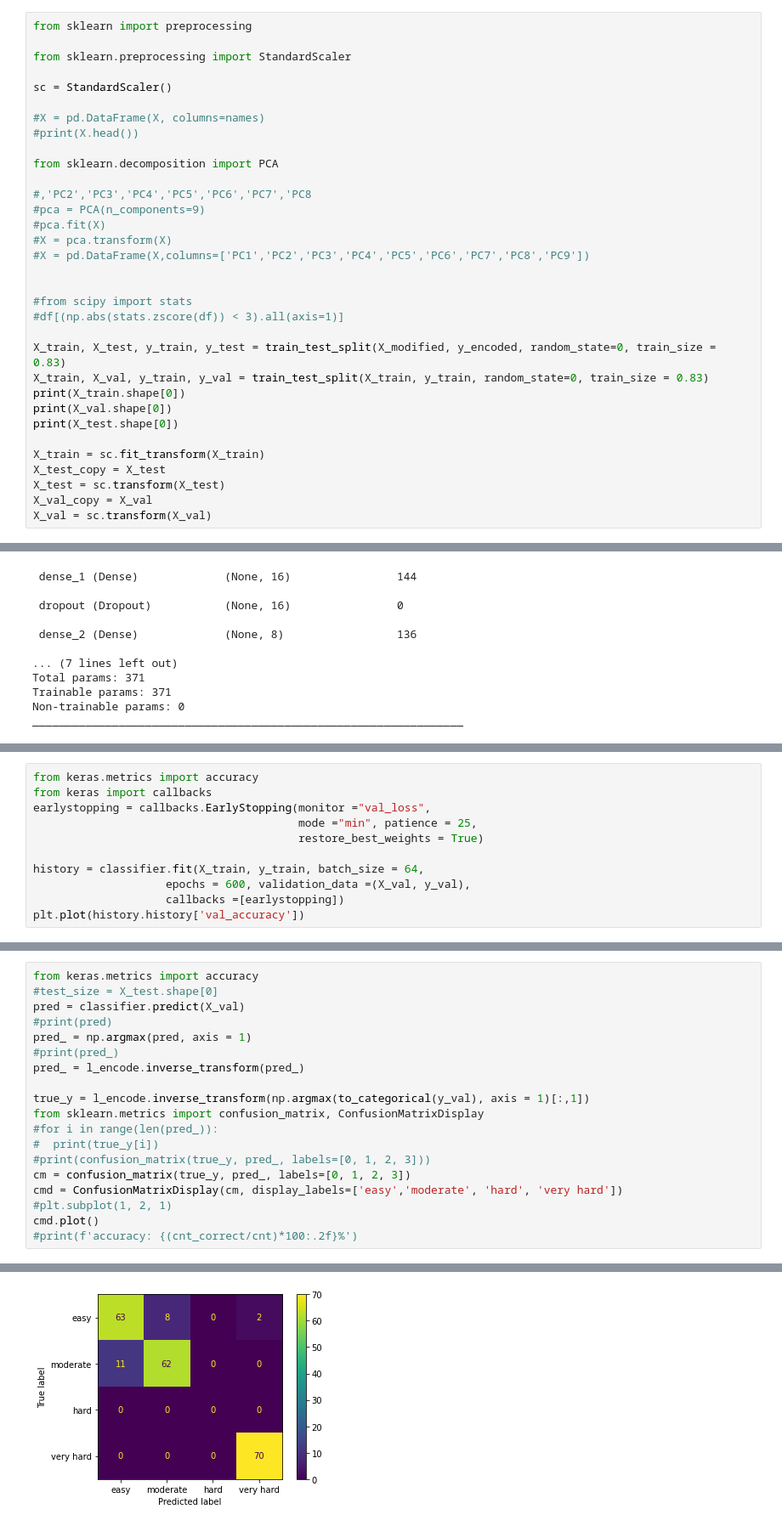
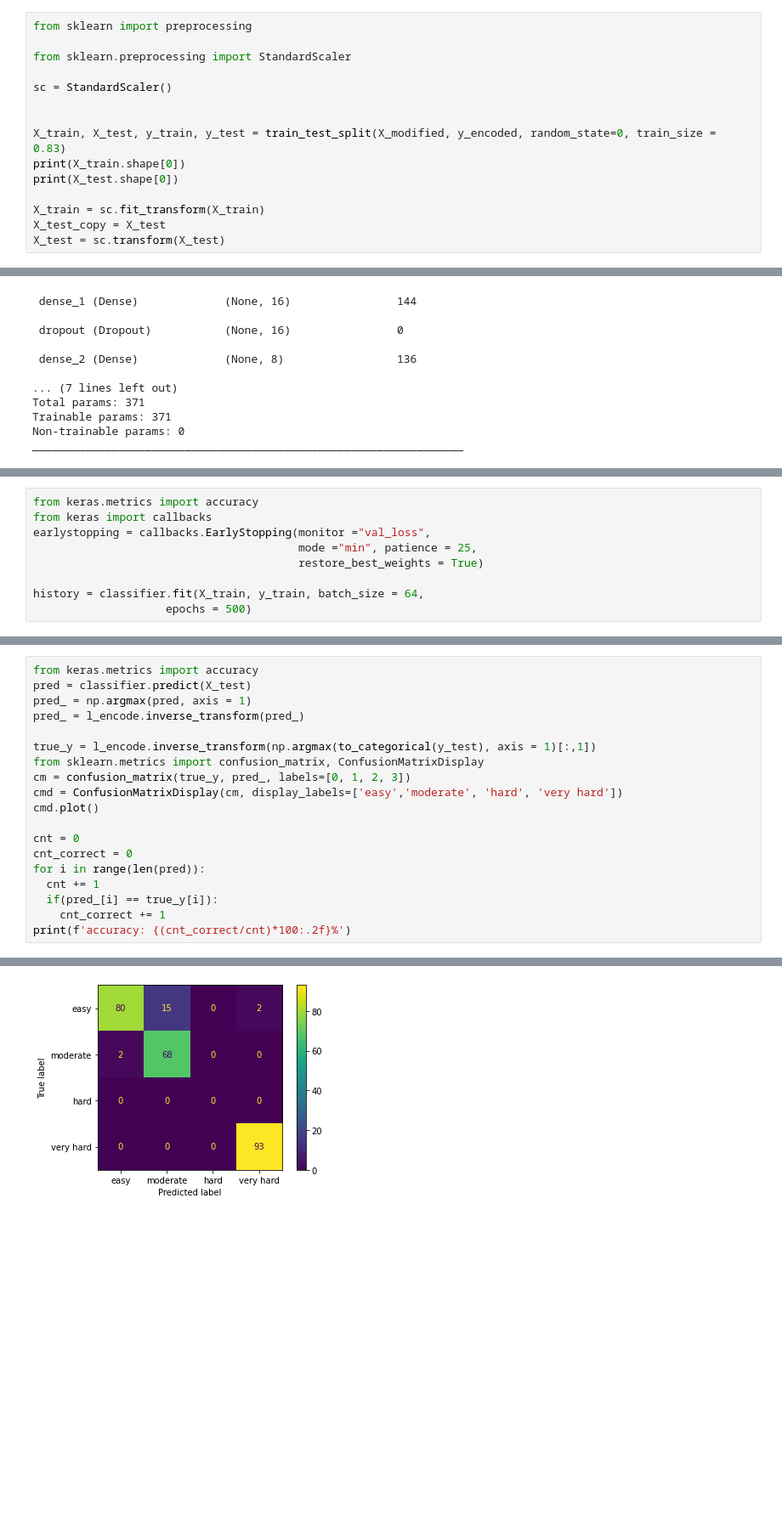
Before and after one commit to harel-coffee/pouw-auto, a Jupyter notebook: 4Dropped_Neural_Network_Multi_Classs_Classification.ipynb, the cells around one changed output, grey strips where cells are left out. Shown at 85% size. Saved outputs shown, nothing was run; the diff lists cells and outputs as text; blank space fills up the shorter version.

```diff
--- a/4Dropped_Neural_Network_Multi_Classs_Classification.ipynb
+++ b/4Dropped_Neural_Network_Multi_Classs_Classification.ipynb
@@ -118,30 +76,12 @@ from sklearn.preprocessing import StandardScaler
 
 sc = StandardScaler()
 
-#X = pd.DataFrame(X, columns=names)
-#print(X.head())
-
-from sklearn.decomposition import PCA
-
-#,'PC2','PC3','PC4','PC5','PC6','PC7','PC8
-#pca = PCA(n_components=9)
-#pca.fit(X)
-#X = pca.transform(X)
-#X = pd.DataFrame(X,columns=['PC1','PC2','PC3','PC4','PC5','PC6','PC7','PC8','PC9'])
-
-
-#from scipy import stats
-#df[(np.abs(stats.zscore(df)) < 3).all(axis=1)]
 
 X_train, X_test, y_train, y_test = train_test_split(X_modified, y_encoded, random_state=0, train_size = 0.83)
-X_train, X_val, y_train, y_val = train_test_split(X_train, y_train, random_state=0, train_size = 0.83)
 print(X_train.shape[0])
-print(X_val.shape[0])
 print(X_test.shape[0])
 
 X_train = sc.fit_transform(X_train)
 X_test_copy = X_test
 X_test = sc.transform(X_test)
-X_val_copy = X_val
-X_val = sc.transform(X_val)
 # %% [output]
@@ -212,7 +145,5 @@ earlystopping = callbacks.EarlyStopping(monitor ="val_loss",
                                         restore_best_weights = True)
 
 history = classifier.fit(X_train, y_train, batch_size = 64,
-                    epochs = 600, validation_data =(X_val, y_val),
-                    callbacks =[earlystopping])
-plt.plot(history.history['val_accuracy'])
+                    epochs = 500)
 # %% [output]
@@ -238,20 +167,20 @@ Epoch 408/600
 # %%
 from keras.metrics import accuracy
-#test_size = X_test.shape[0]
-pred = classifier.predict(X_val)
-#print(pred)
+pred = classifier.predict(X_test)
 pred_ = np.argmax(pred, axis = 1)
-#print(pred_)
 pred_ = l_encode.inverse_transform(pred_)
 
-true_y = l_encode.inverse_transform(np.argmax(to_categorical(y_val), axis = 1)[:,1])
+true_y = l_encode.inverse_transform(np.argmax(to_categorical(y_test), axis = 1)[:,1])
 from sklearn.metrics import confusion_matrix, ConfusionMatrixDisplay
-#for i in range(len(pred_)):
-#  print(true_y[i])
-#print(confusion_matrix(true_y, pred_, labels=[0, 1, 2, 3]))
 cm = confusion_matrix(true_y, pred_, labels=[0, 1, 2, 3])
 cmd = ConfusionMatrixDisplay(cm, display_labels=['easy','moderate', 'hard', 'very hard'])
-#plt.subplot(1, 2, 1)
 cmd.plot()
-#print(f'accuracy: {(cnt_correct/cnt)*100:.2f}%')
+
+cnt = 0
+cnt_correct = 0
+for i in range(len(pred)):
+  cnt += 1
+  if(pred_[i] == true_y[i]):
+    cnt_correct += 1
+print(f'accuracy: {(cnt_correct/cnt)*100:.2f}%')
 # %% [output]
@@ -259,3 +188,3 @@ cmd.plot()
-[figure, old version]
+[figure, new version]
 # %%
 from keras.metrics import accuracy
```
Also changed, not shown: parts of 15 cells of this notebook.
